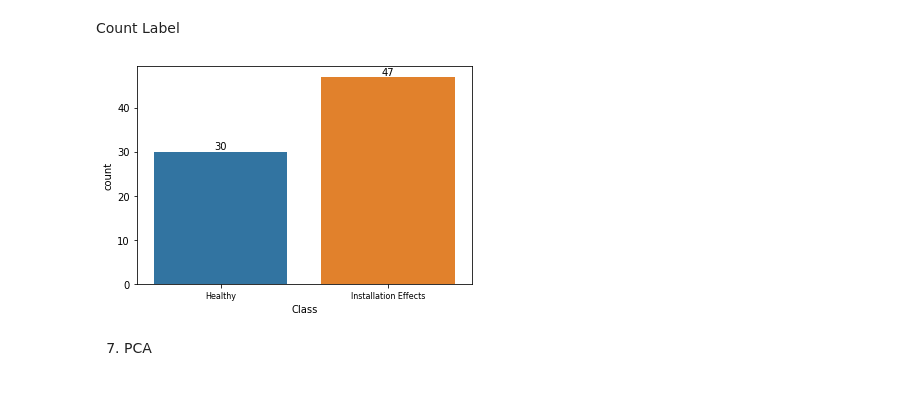
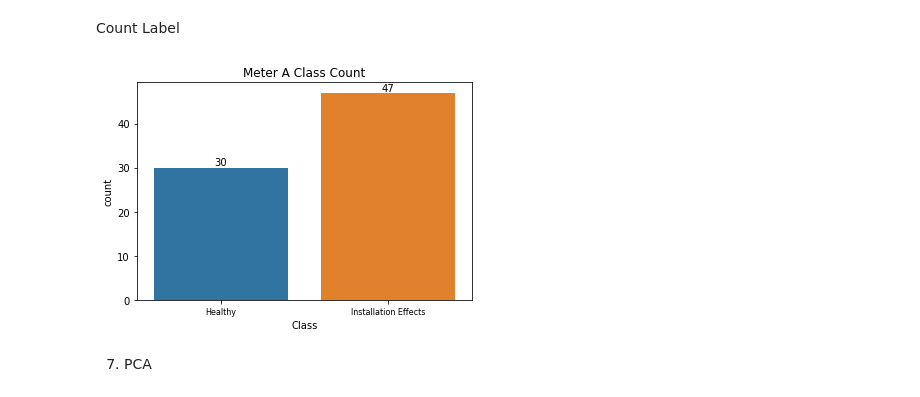
Before and after one commit to goldslime123/csc3005-DA, a Jupyter notebook: MeterA.ipynb, the cells around one changed output. Saved outputs shown, nothing was run; the diff lists cells and outputs as text; code cells hidden in the pictures.

```diff
--- a/MeterA.ipynb
+++ b/MeterA.ipynb
@@ -230,10 +240,11 @@ Count Label
 # %%
 ax = sns.countplot(x=data_no_outlier['Class'], label="Count")
 ax.bar_label(ax.containers[0])
 ax.set_xticklabels(['Healthy', 'Installation Effects'], fontsize=8)
+ax.set_title("Meter A Class Count")
 plt.show()
 # %% [output]
-[figure, old version]
+[figure, new version]
 # %% [markdown]
 7. PCA
 # %%
```
Also changed, not shown: parts of 16 cells of this notebook.
